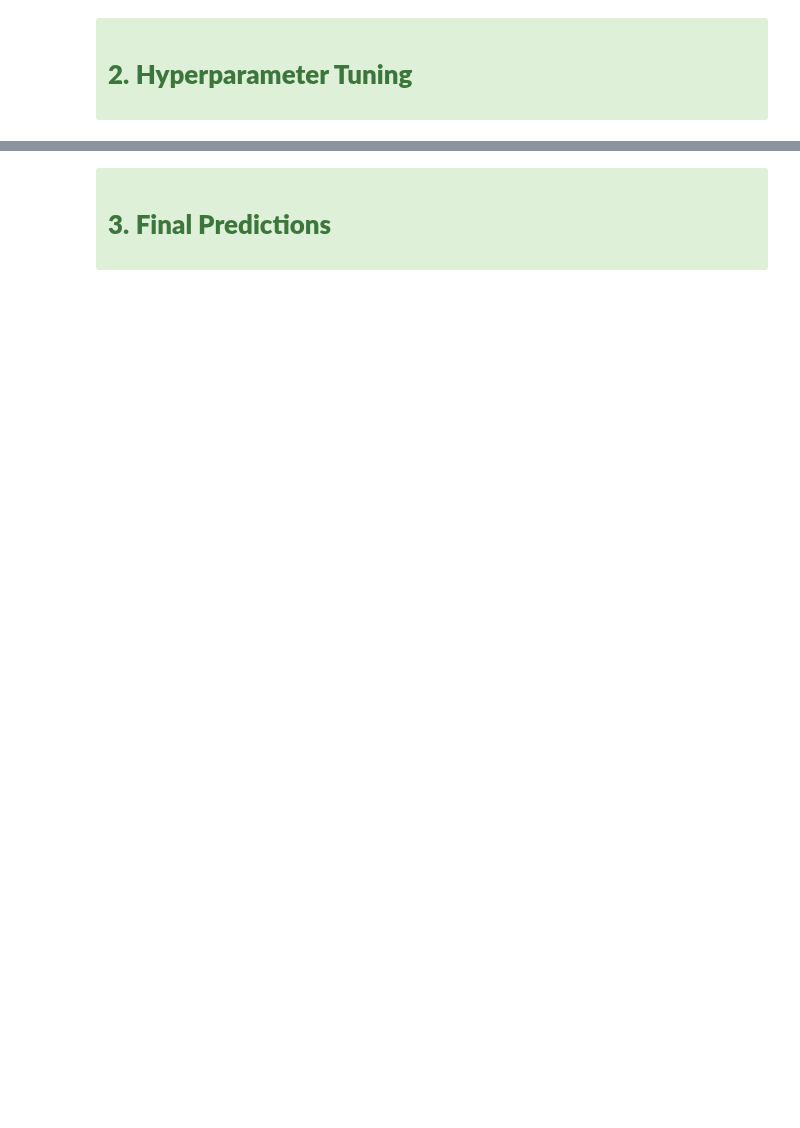
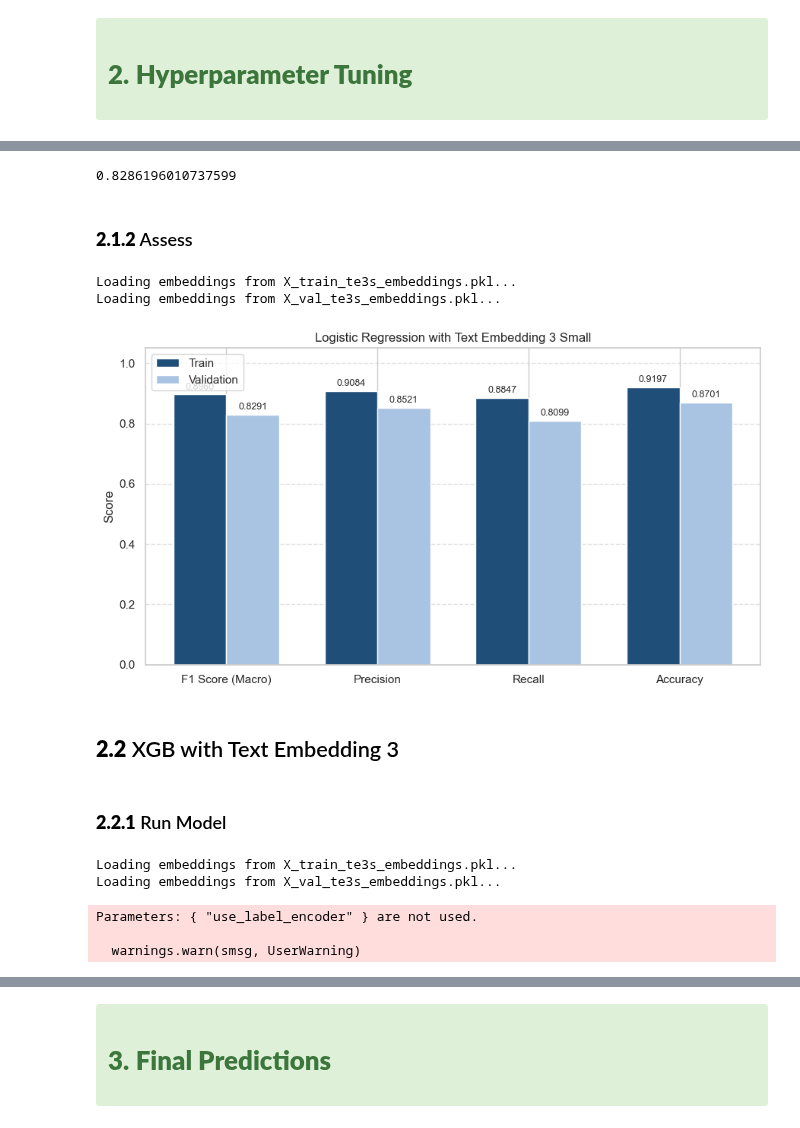
Before and after one commit to mgalao/text-mining-project, a Jupyter notebook: notebooks/Hyperparameter Tuning + Final Predictions.ipynb, the cells around one changed output, grey strips where cells are left out. Drawn from its saved outputs; the diff is of its cells as text; code cells hidden in the pictures; blank space fills up the shorter version.

```diff
--- a/notebooks/Hyperparameter Tuning + Final Predictions.ipynb
+++ b/notebooks/Hyperparameter Tuning + Final Predictions.ipynb
@@ -174,0 +208,38 @@ output = Dense(num_class, activation='softmax')(x)
+# %%
+print(grid.best_score_)
+# %% [output]
+0.8286196010737599
+# %% [markdown]
+### **2.1.2** Assess
+# %%
+model_lr = LogisticRegression( penalty='elasticnet',
+    solver='saga',
+    l1_ratio=0.4,
+    C=10,
+    class_weight=None,
+    max_iter=1000,
+    multi_class='ovr')
+# %%
+title = "Logistic Regression with Text Embedding 3 Small"
+# %%
+X_train_te3s,X_val_te3s,y_train_pred_te3s,y_val_pred_te3s = embedding_te3s(train_texts=train_texts,
+                                                                 train_labels=train_labels,
+                                                                 val_texts = val_texts,
+                                                                 cache_file_train="X_train_te3s_embeddings.pkl",
+                                                                 cache_file_val="X_val_te3s_embeddings.pkl",
+                                                                 client=client,
+                                                                 model_te3s=model_te3s,
+                                                                 batch_size=32,
+                                                                 model=model_lr)
+# %% [output]
+Loading embeddings from X_train_te3s_embeddings.pkl...
+Loading embeddings from X_val_te3s_embeddings.pkl...
+# %%
+get_metrics_df(title, train_labels, y_train_pred_te3s, val_labels, y_val_pred_te3s)
+plot_metrics(train_labels, y_train_pred_te3s, val_labels, y_val_pred_te3s, title=title)
+# %% [output]
+[figure, added]
+# %% [markdown]
+## **2.2** XGB with Text Embedding 3
+# %% [markdown]
+### **2.2.1** Run Model
@@ -174,0 +263,18 @@ output = Dense(num_class, activation='softmax')(x)
+# %%
+X_train_te3s, X_val_te3s, y_train_pred_te3s, y_val_pred_te3s = embedding_te3s(
+    train_texts=train_texts,
+    train_labels=train_labels,
+    val_texts=val_texts,
+    cache_file_train="X_train_te3s_embeddings.pkl",
+    cache_file_val="X_val_te3s_embeddings.pkl",
+    client=client,
+    model_te3s=model_te3s,
+    batch_size=32,
+    model=xgb
+)
+# %% [output]
+Loading embeddings from X_train_te3s_embeddings.pkl...
+Loading embeddings from X_val_te3s_embeddings.pkl...
+Parameters: { "use_label_encoder" } are not used.
+
+  warnings.warn(smsg, UserWarning)
```
Also changed, not shown: parts of 33 cells of this notebook, 2 other files.
